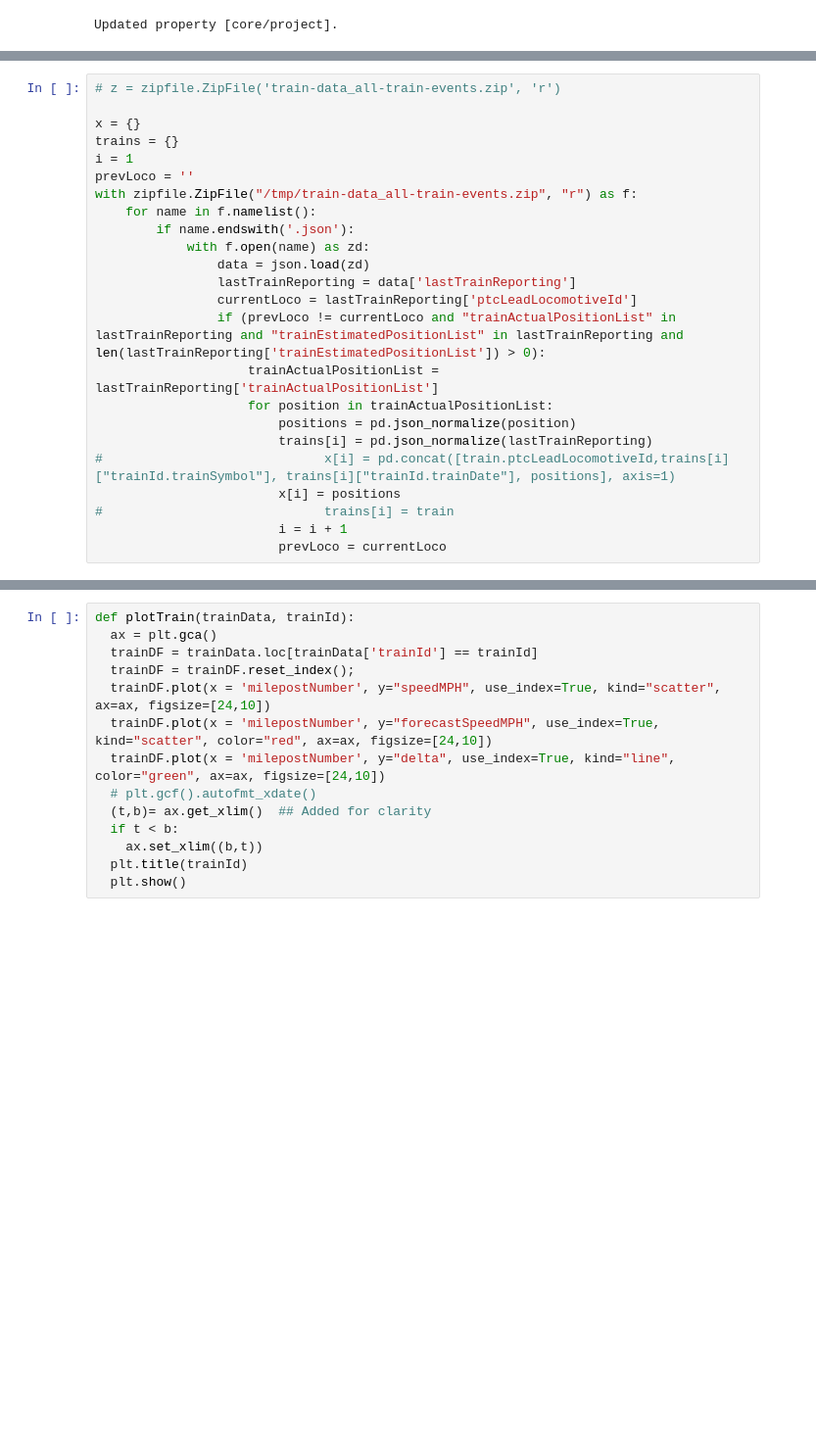
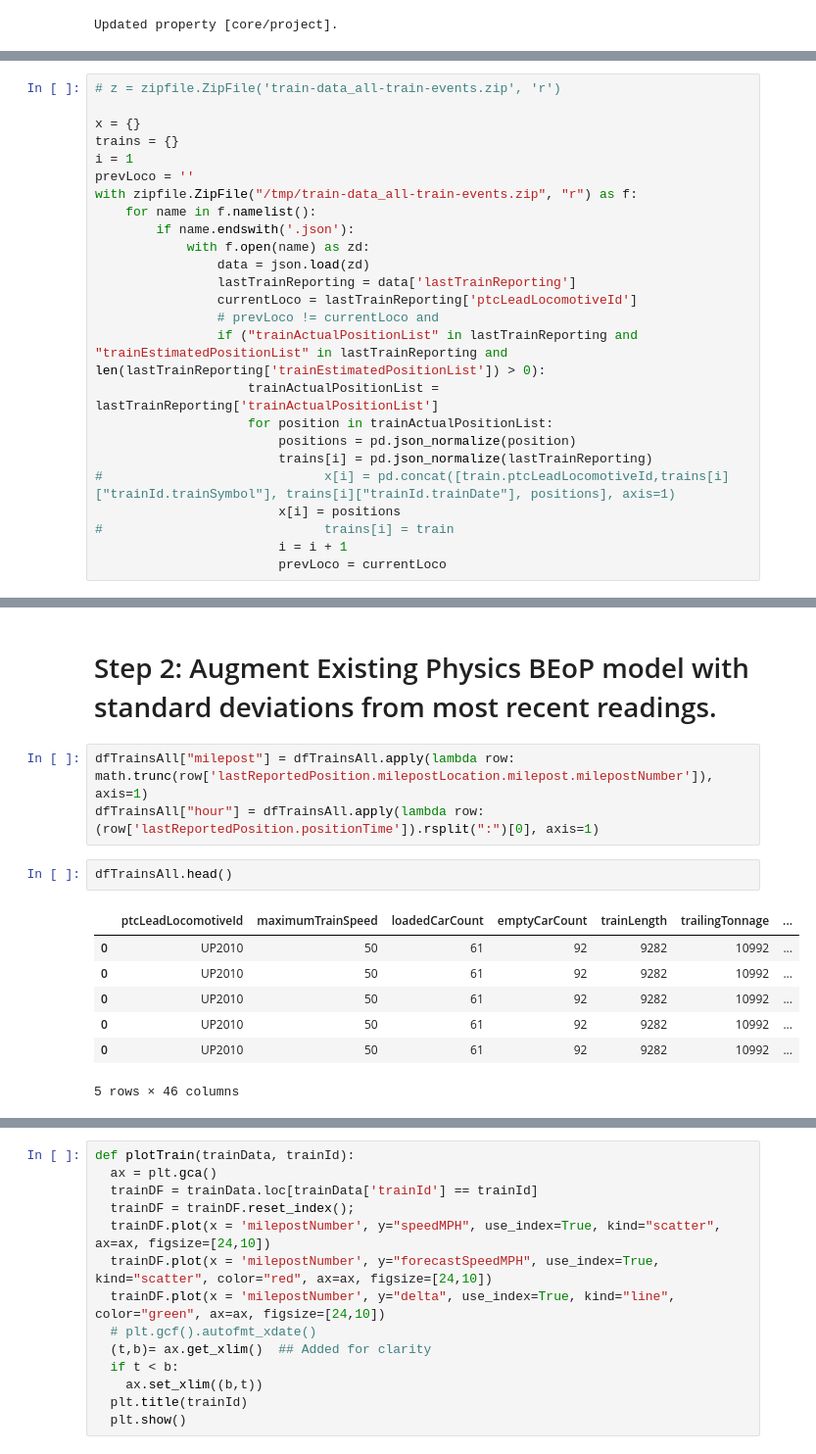
Before and after one commit to swicklund/hackathon, a Jupyter notebook: RevisedPhysicsModel.ipynb, the cells around one changed output, grey strips where cells are left out. Shown: that part at 98% size. Cells and saved outputs as stored; diff of their text form; blank space fills up the shorter version.

```diff
--- a/RevisedPhysicsModel.ipynb
+++ b/RevisedPhysicsModel.ipynb
@@ -46,7 +46,8 @@ with zipfile.ZipFile("/tmp/train-data_all-train-events.zip", "r") as f:
                 data = json.load(zd)
                 lastTrainReporting = data['lastTrainReporting']
                 currentLoco = lastTrainReporting['ptcLeadLocomotiveId']
-                if (prevLoco != currentLoco and "trainActualPositionList" in lastTrainReporting and "trainEstimatedPositionList" in lastTrainReporting and len(lastTrainReporting['trainEstimatedPositionList']) > 0):
+                # prevLoco != currentLoco and
+                if ("trainActualPositionList" in lastTrainReporting and "trainEstimatedPositionList" in lastTrainReporting and len(lastTrainReporting['trainEstimatedPositionList']) > 0):
                     trainActualPositionList = lastTrainReporting['trainActualPositionList']
                     for position in trainActualPositionList:
                         positions = pd.json_normalize(position)
@@ -107 +110,16 @@ memory usage: 596.2+ KB
+# %% [markdown]
+# Step 2: Augment Existing Physics BEoP model with standard deviations from most recent readings.
+# %%
+dfTrainsAll["milepost"] = dfTrainsAll.apply(lambda row: math.trunc(row['lastReportedPosition.milepostLocation.milepost.milepostNumber']), axis=1)
+dfTrainsAll["hour"] = dfTrainsAll.apply(lambda row: (row['lastReportedPosition.positionTime']).rsplit(":")[0], axis=1)
+# %%
+dfTrainsAll.head()
+# %% [output]
+|  | ptcLeadLocomotiveId | maximumTrainSpeed | loadedCarCount | emptyCarCount | trainLength | trailingTonnage | ... |
+| 0 | UP2010 | 50 | 61 | 92 | 9282 | 10992 | ... |
+| 0 | UP2010 | 50 | 61 | 92 | 9282 | 10992 | ... |
+| 0 | UP2010 | 50 | 61 | 92 | 9282 | 10992 | ... |
+| 0 | UP2010 | 50 | 61 | 92 | 9282 | 10992 | ... |
+| 0 | UP2010 | 50 | 61 | 92 | 9282 | 10992 | ... |
+5 rows × 46 columns
 # %%
```
Also changed, not shown: parts of 23 cells of this notebook.
